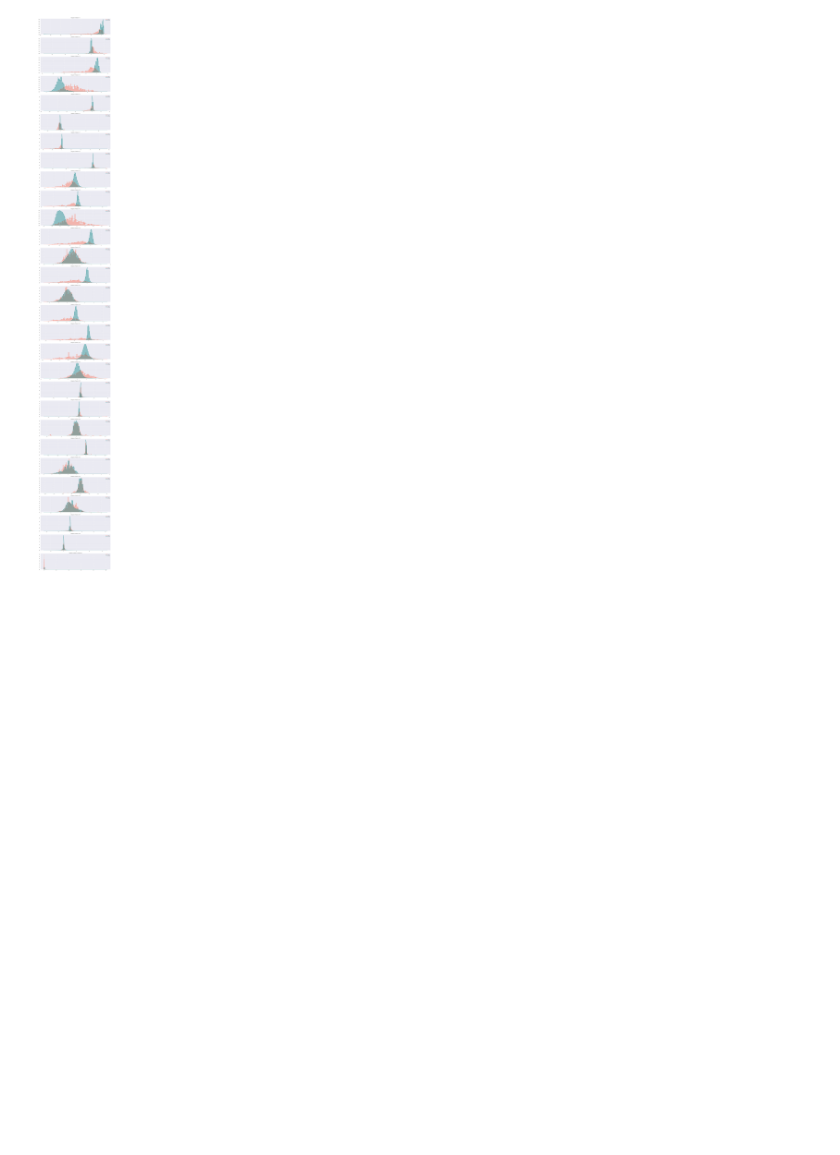
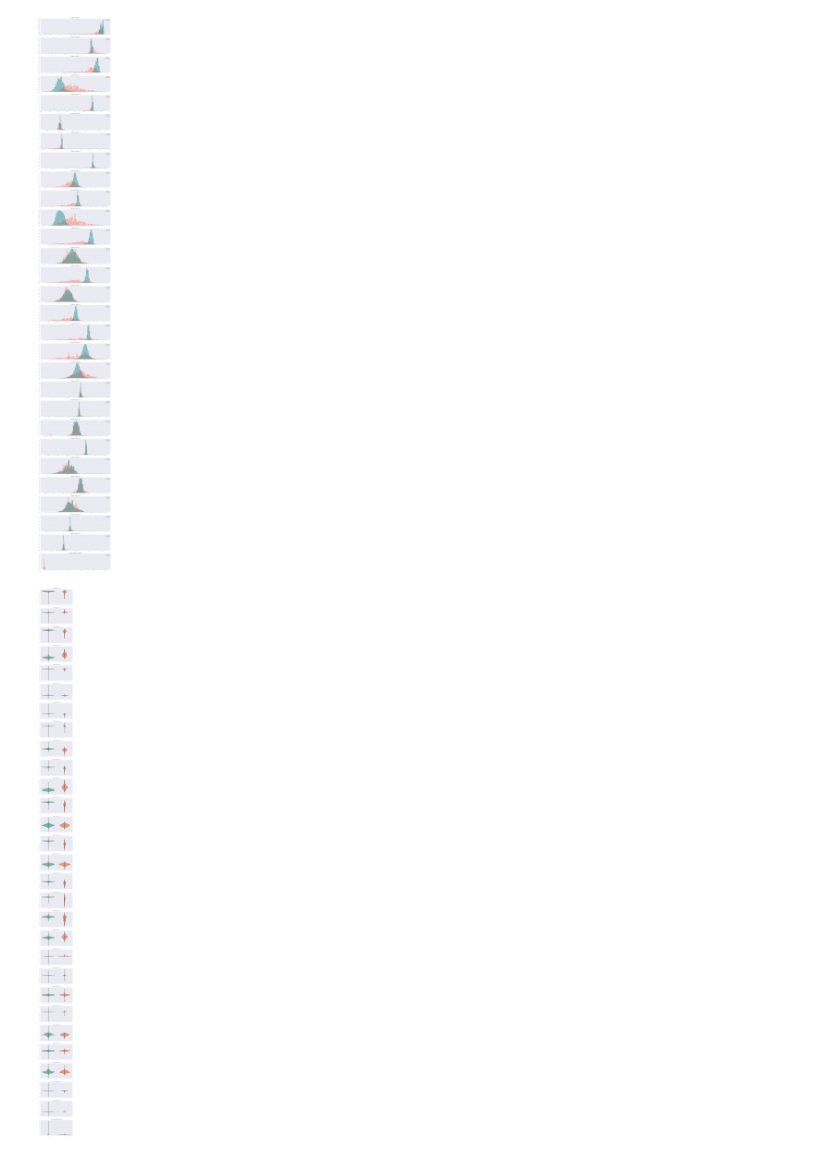
Before and after one commit to WenWeiKun-byte/PyData-Cookbook, a Jupyter notebook: learning/utility.ipynb, the cells around one changed output. Cells and saved outputs as stored; diff of their text form; code cells hidden in the pictures; blank space fills up the shorter version.

```diff
--- a/learning/utility.ipynb
+++ b/learning/utility.ipynb
@@ -266,24 +273,32 @@ showHist(data, his_cols)
 # %% [output]
 [figure]
 # %%
-def showBox(df, columns):
+# 此处发现sns貌似有个bug
+# 不能直接使用sns.violinplot(x, y, data, palette='Set2', split='True', orient='V')的新api
+# 跑了很久都没有跑出来
+# https://seaborn.pydata.org/generated/seaborn.violinplot.html
+# 效率的bug使用旧接口解决：https://stackoverflow.com/questions/25284859/grouping-boxplots-in-seaborn-when-input-is-a-dataframe
+
+def showViolin(df, columns):
     '''
     columns is the cols you want to check;
     df is the source df;
     '''
-    plt.figure(figsize=(18, len(columns) * 5))  # 全图大小
+    plt.figure(figsize=(10, len(columns) * 6))  # 全图大小
     gs = gridspec.GridSpec(len(columns), 1)     # 网格
     for i, col in enumerate(df.loc[:, columns]):
         ax = plt.subplot(gs[i])   # 分图在网格中的位置
 #         sns.distplot(data[col][data.Class == 1], bins=50, label='Fraud', color='tomato')
 #         sns.distplot(data[col][data.Class == 0], bins=50, label='Normal', color='teal')
-        sns.boxplot(x=col, y='Class', data=df)
+        sns.violinplot(df[col], groupby=df.Class, palette='Set2', split='True', orient='V')
         ax.set_xlabel('')
-        ax.set_title('histogram of feature: ' + str(col))
+        ax.set_ylabel('')
+        ax.set_title('ViolinPlot of feature: ' + str(col))
         plt.legend(loc='best')
-
     plt.show()
 # %%
 his_cols = list(data.columns)
 his_cols.remove('Class')  # remove the Y
-showBox(data, his_cols)
+showViolin(data, his_cols)
+# %% [output]
+[figure, added]
```
Also changed, not shown: parts of 25 cells of this notebook.
